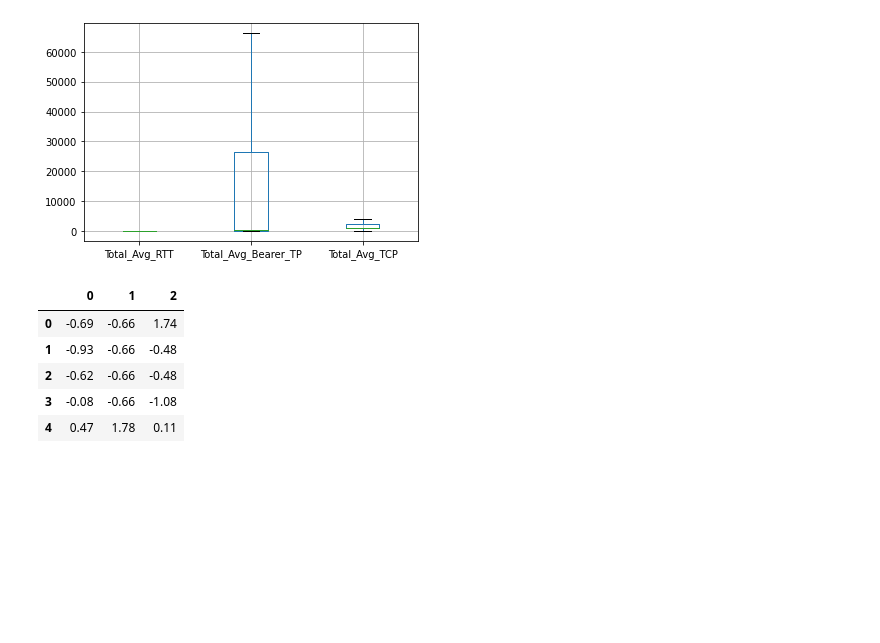
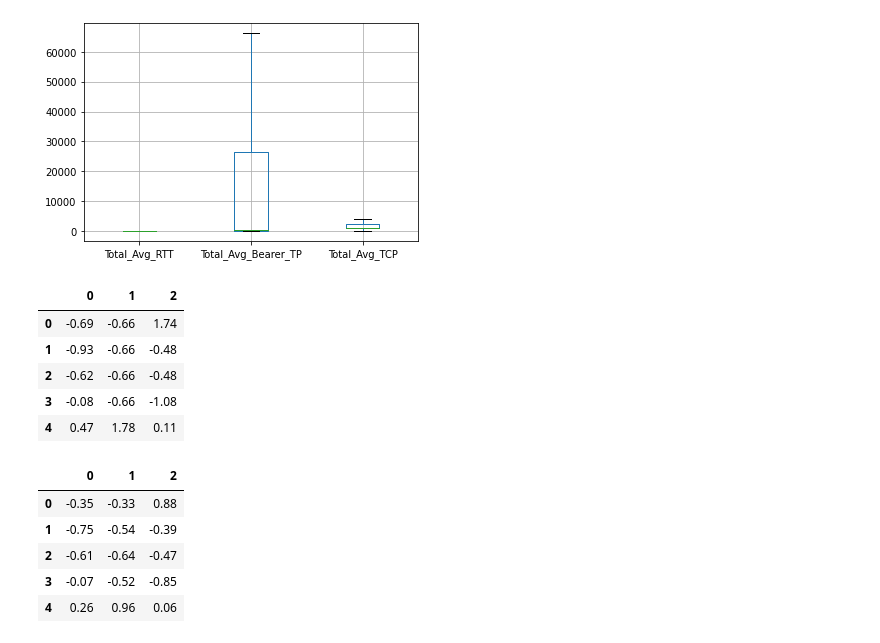
Before and after one commit to bkget/Telecom-Data-Analysis, a Jupyter notebook: notebooks/4.user_experience_analytics.ipynb, the cells around one changed output. Drawn from its saved outputs; the diff is of its cells as text; code cells hidden in the pictures; blank space fills up the shorter version.

Commit message:
Normalize the data

```diff
--- a/notebooks/4.user_experience_analytics.ipynb
+++ b/notebooks/4.user_experience_analytics.ipynb
@@ -323,3 +323,13 @@ pd.DataFrame(scaled_array).head(5)
 | 2 | -0.62 | -0.66 | -0.48 |
 | 3 | -0.08 | -0.66 | -1.08 |
 | 4 | 0.47 | 1.78 | 0.11 |
+# %%
+data_normalized = normalize(scaled_array)
+pd.DataFrame(data_normalized).head(5)
+# %% [output]
+|  | 0 | 1 | 2 |
+| 0 | -0.35 | -0.33 | 0.88 |
+| 1 | -0.75 | -0.54 | -0.39 |
+| 2 | -0.61 | -0.64 | -0.47 |
+| 3 | -0.07 | -0.52 | -0.85 |
+| 4 | 0.26 | 0.96 | 0.06 |
```
